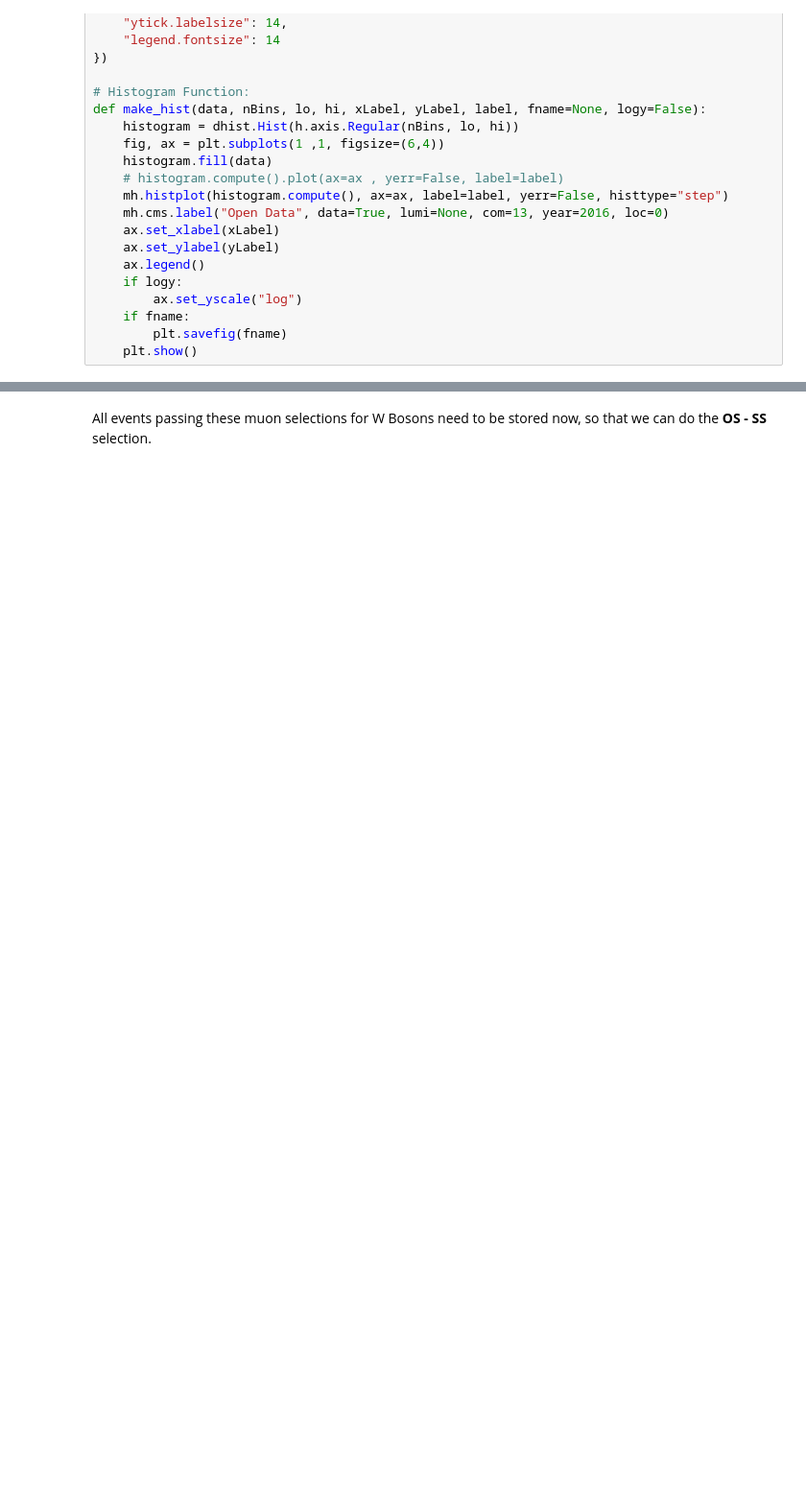
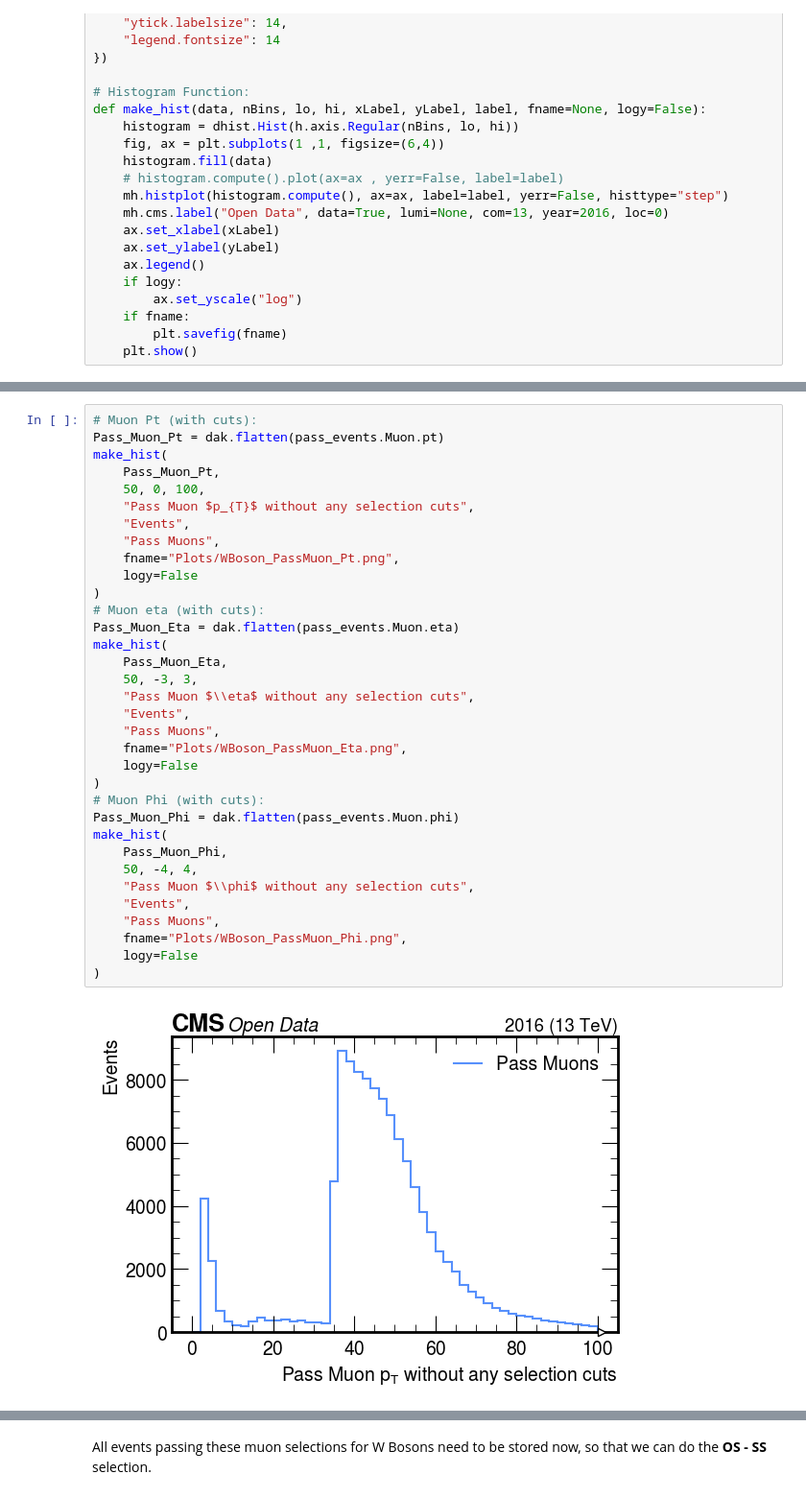
Before and after one commit to xondikoi03/charmTaggingAnalysis, a Jupyter notebook: Coffea/notebooks/charmAnalysis.ipynb, the cells around one changed output, grey strips where cells are left out. Shown at 96% size. Drawn from its saved outputs; the diff is of its cells as text; blank space fills up the shorter version.

```diff
--- a/Coffea/notebooks/charmAnalysis.ipynb
+++ b/Coffea/notebooks/charmAnalysis.ipynb
@@ -244,0 +222,36 @@ WBos_Mu.pt.compute()
+# %%
+# Muon Pt (with cuts):
+Pass_Muon_Pt = dak.flatten(pass_events.Muon.pt)
+make_hist(
+    Pass_Muon_Pt,
+    50, 0, 100,
+    "Pass Muon $p_{T}$ without any selection cuts",
+    "Events",
+    "Pass Muons",
+    fname="Plots/WBoson_PassMuon_Pt.png",
+    logy=False
+)
+# Muon eta (with cuts):
+Pass_Muon_Eta = dak.flatten(pass_events.Muon.eta)
+make_hist(
+    Pass_Muon_Eta,
+    50, -3, 3,
+    "Pass Muon $\\eta$ without any selection cuts",
+    "Events",
+    "Pass Muons",
+    fname="Plots/WBoson_PassMuon_Eta.png",
+    logy=False
+)
+# Muon Phi (with cuts):
+Pass_Muon_Phi = dak.flatten(pass_events.Muon.phi)
+make_hist(
+    Pass_Muon_Phi,
+    50, -4, 4,
+    "Pass Muon $\\phi$ without any selection cuts",
+    "Events",
+    "Pass Muons",
+    fname="Plots/WBoson_PassMuon_Phi.png",
+    logy=False
+)
+# %% [output]
+[figure, added]
```
Also changed, not shown: parts of 32 cells of this notebook, 9 other files.
